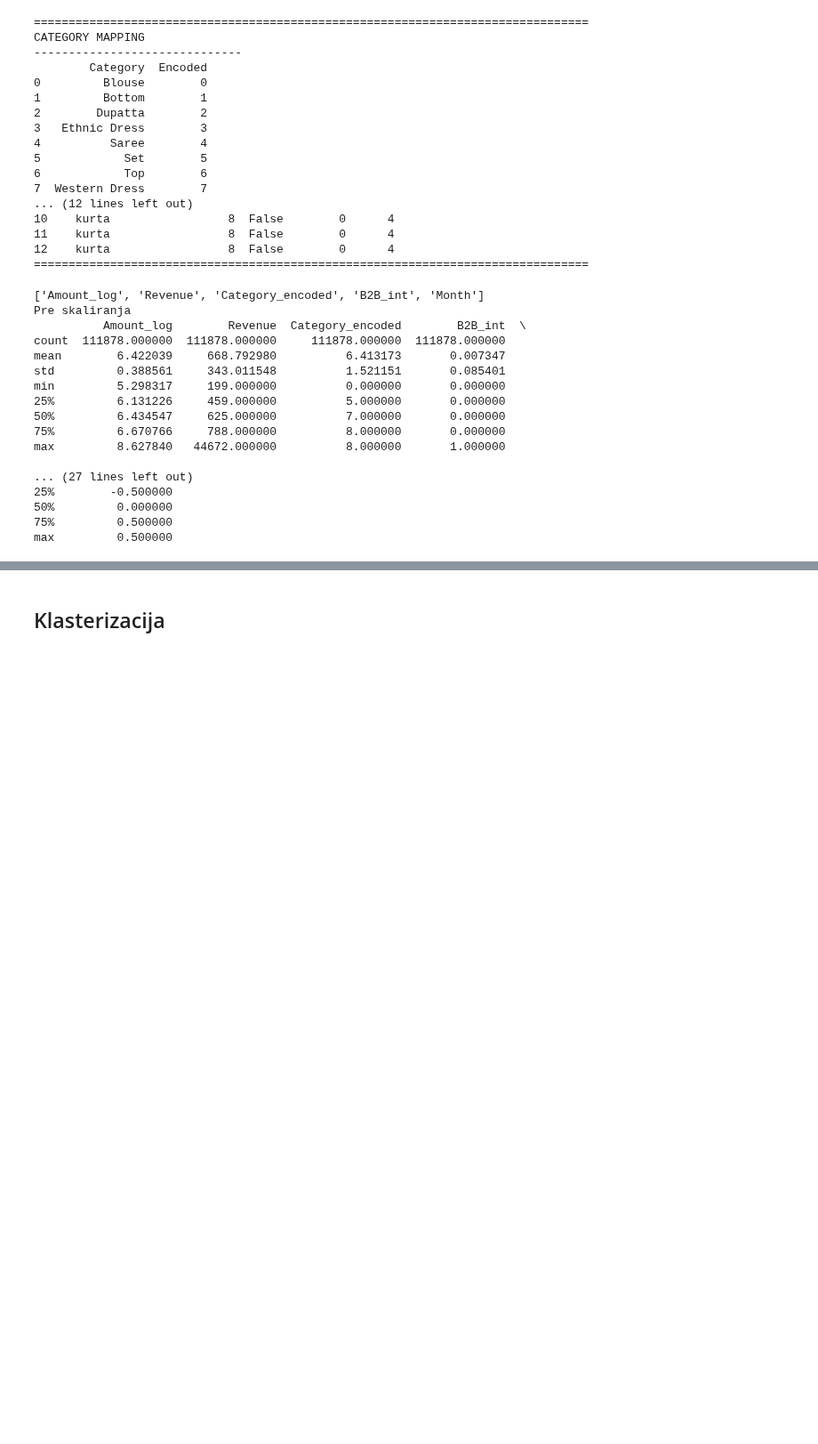
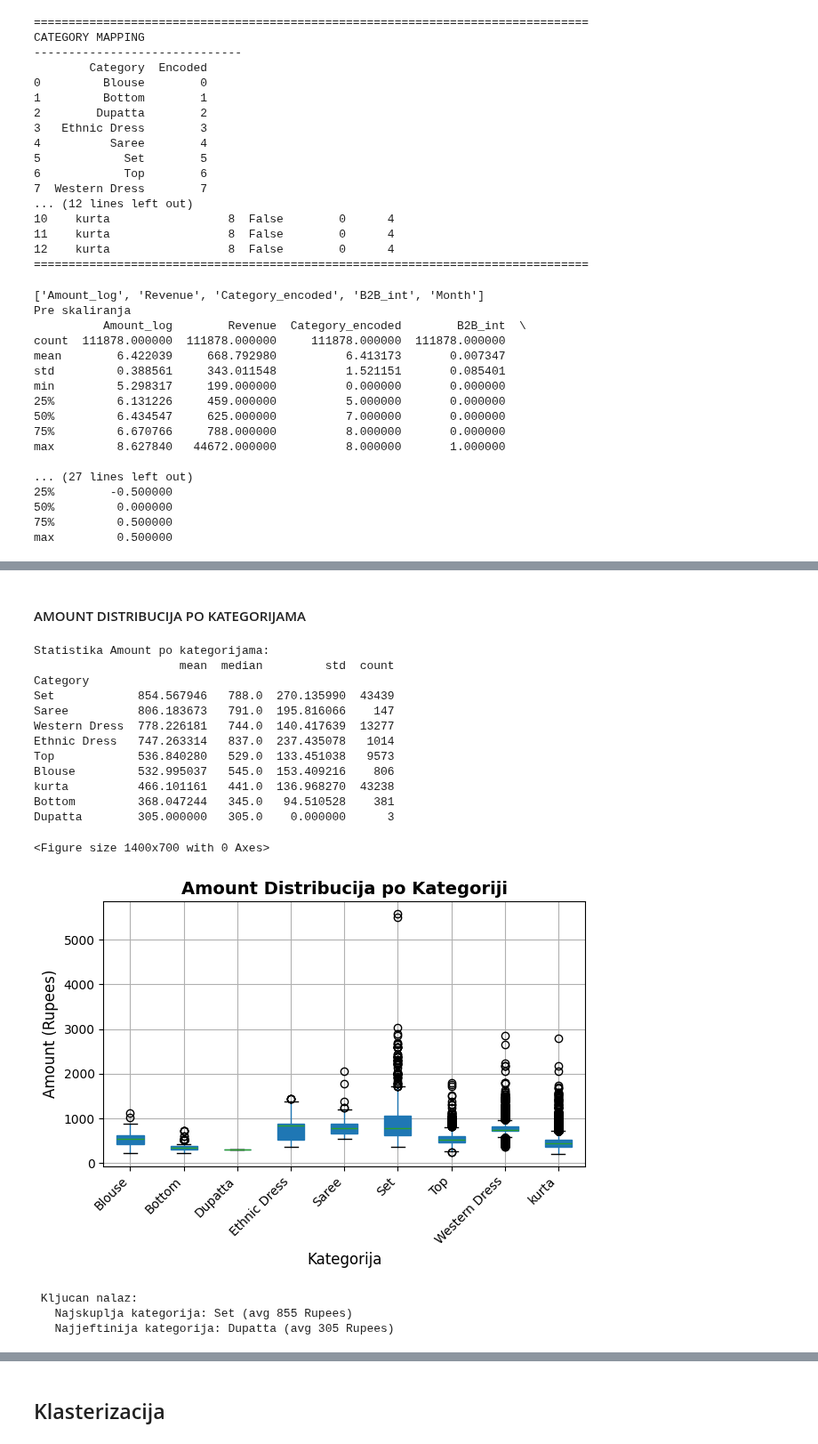
Before and after one commit to alxcek/mas-ai, a Jupyter notebook: machine_learning/02_e_commerce_sales_data/clustering.ipynb, the cells around one changed output, grey strips where cells are left out. Shown at 89% size. Cells and saved outputs as stored; diff of their text form; code cells hidden in the pictures; blank space fills up the shorter version.

```diff
--- a/machine_learning/02_e_commerce_sales_data/clustering.ipynb
+++ b/machine_learning/02_e_commerce_sales_data/clustering.ipynb
@@ -382,0 +417,47 @@ max         0.500000
+# %% [markdown]
+#### AMOUNT DISTRIBUCIJA PO KATEGORIJAMA
+# %%
+category_stats = df.groupby('Category')['Amount'].agg(['mean', 'median', 'std', 'count'])
+category_stats = category_stats.sort_values('mean', ascending=False)
+
+print("\nStatistika Amount po kategorijama:")
+print(category_stats)
+
+plt.figure(figsize=(14, 7))
+
+bp = df.boxplot(column='Amount',
+                by='Category',
+                patch_artist=True)
+
+plt.suptitle('')
+plt.title('Amount Distribucija po Kategoriji', fontsize=14, fontweight='bold')
+plt.ylabel('Amount (Rupees)', fontsize=12)
+plt.xlabel('Kategorija', fontsize=12)
+plt.xticks(rotation=45, ha='right')
+plt.tight_layout()
+plt.show()
+
+max_cat = category_stats['mean'].idxmax()
+min_cat = category_stats['mean'].idxmin()
+
+print(f"\n Kljucan nalaz:")
+print(f"   Najskuplja kategorija: {max_cat} (avg {category_stats.loc[max_cat, 'mean']:.0f} Rupees)")
+print(f"   Najjeftinija kategorija: {min_cat} (avg {category_stats.loc[min_cat, 'mean']:.0f} Rupees)")
+# %% [output]
+Statistika Amount po kategorijama:
+                     mean  median         std  count
+Category
+Set            854.567946   788.0  270.135990  43439
+Saree          806.183673   791.0  195.816066    147
+Western Dress  778.226181   744.0  140.417639  13277
+Ethnic Dress   747.263314   837.0  237.435078   1014
+Top            536.840280   529.0  133.451038   9573
+Blouse         532.995037   545.0  153.409216    806
+kurta          466.101161   441.0  136.968270  43238
+Bottom         368.047244   345.0   94.510528    381
+Dupatta        305.000000   305.0    0.000000      3
+<Figure size 1400x700 with 0 Axes>
+[figure, added]
+ Kljucan nalaz:
+   Najskuplja kategorija: Set (avg 855 Rupees)
+   Najjeftinija kategorija: Dupatta (avg 305 Rupees)
```
Also changed, not shown: parts of 5 cells of this notebook.
